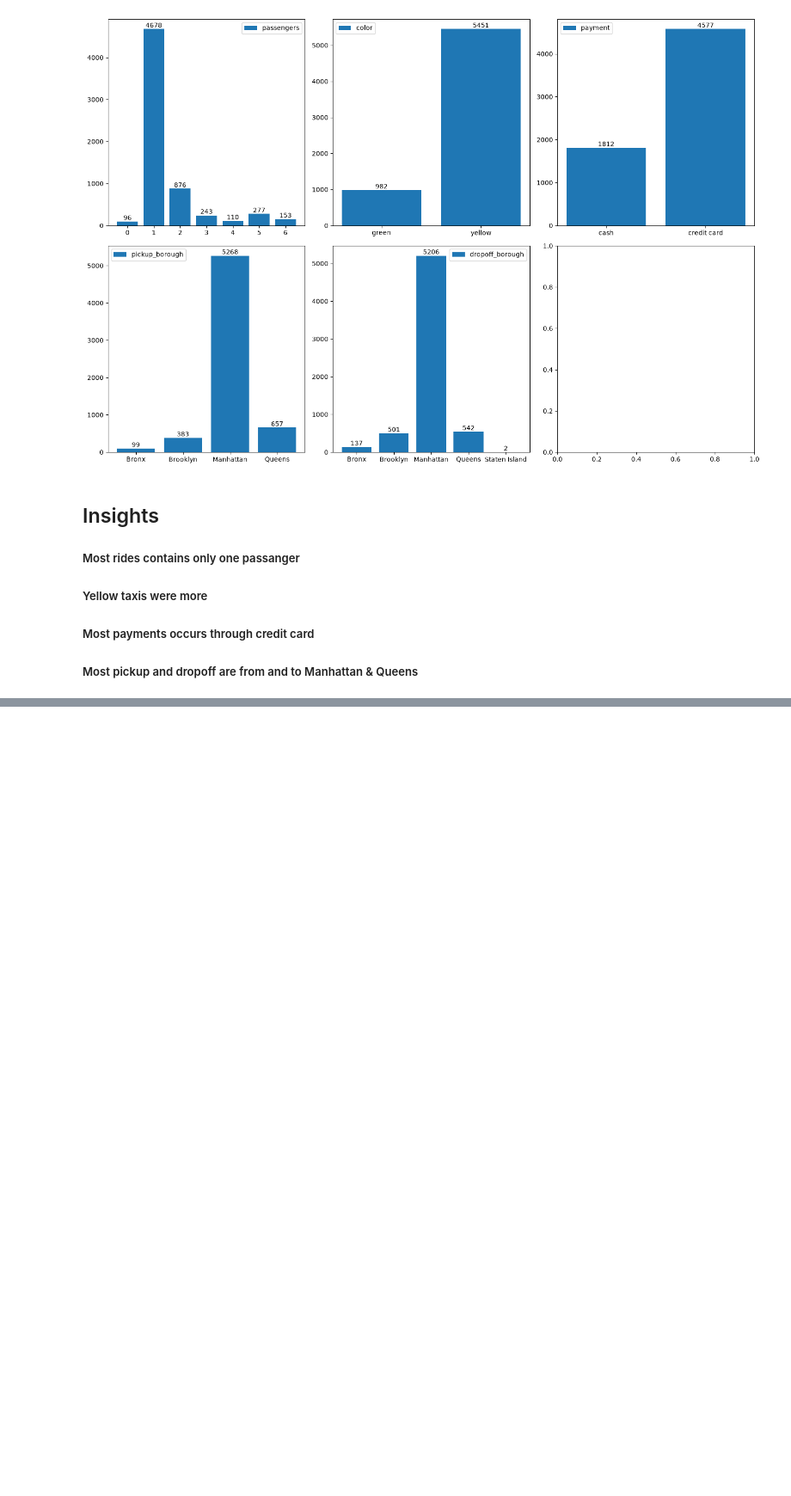
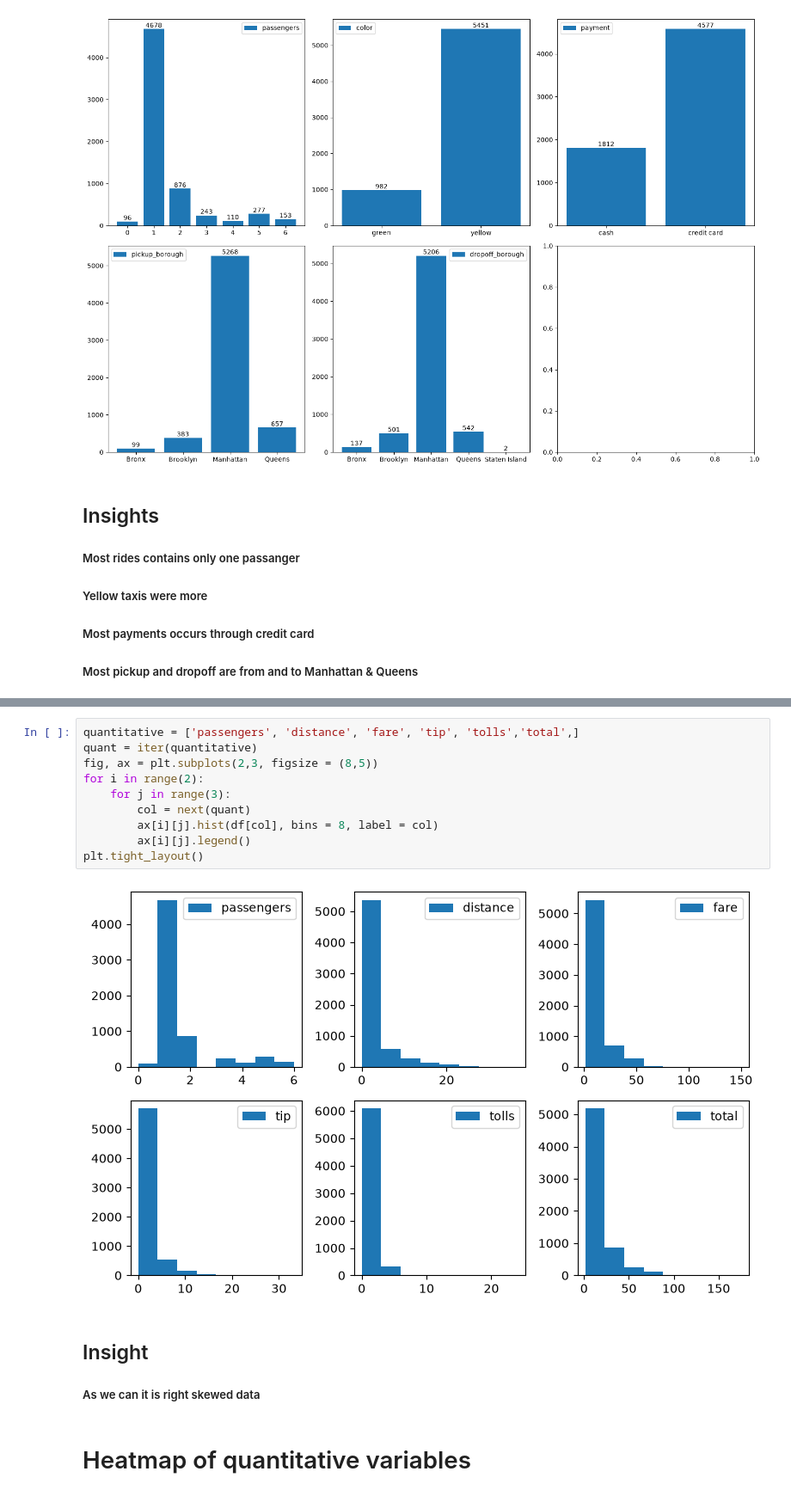
Before and after one commit to MagarVivek009/Exploratory-Data-Analysis-EDA-, a Jupyter notebook: taxis.ipynb, the cells around one changed output, grey strips where cells are left out. Shown at 86% size. Drawn from its saved outputs; the diff is of its cells as text; blank space fills up the shorter version.

```diff
--- a/taxis.ipynb
+++ b/taxis.ipynb
@@ -140,0 +155,17 @@ plt.tight_layout()
+# %%
+quantitative = ['passengers', 'distance', 'fare', 'tip', 'tolls','total',]
+quant = iter(quantitative)
+fig, ax = plt.subplots(2,3, figsize = (8,5))
+for i in range(2):
+    for j in range(3):
+        col = next(quant)
+        ax[i][j].hist(df[col], bins = 8, label = col)
+        ax[i][j].legend()
+plt.tight_layout()
+# %% [output]
+[figure, added]
+# %% [markdown]
+## Insight
+##### As we can it is right skewed data
+# %% [markdown]
+# Heatmap of quantitative variables
```
Also changed, not shown: parts of 12 cells of this notebook.
